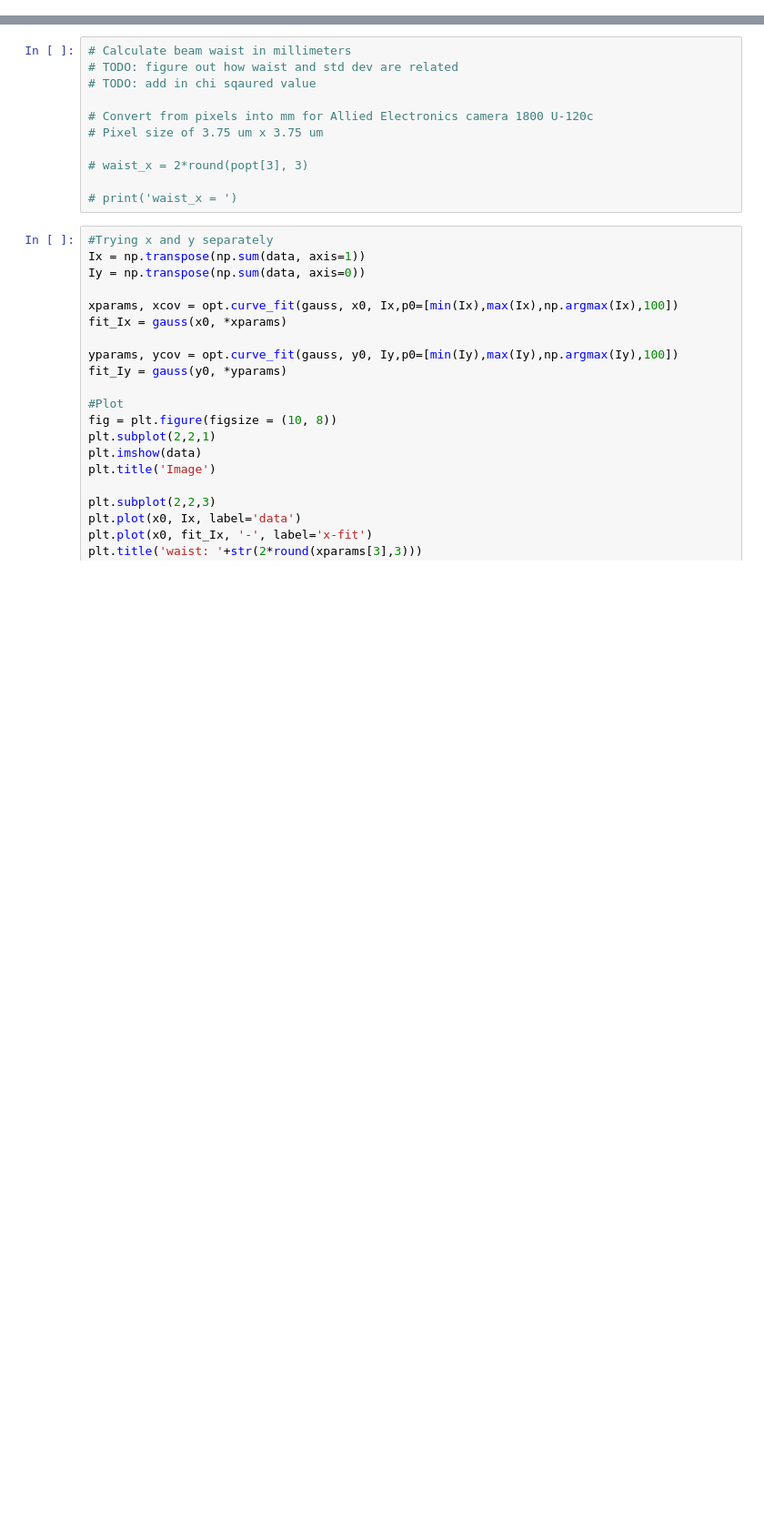
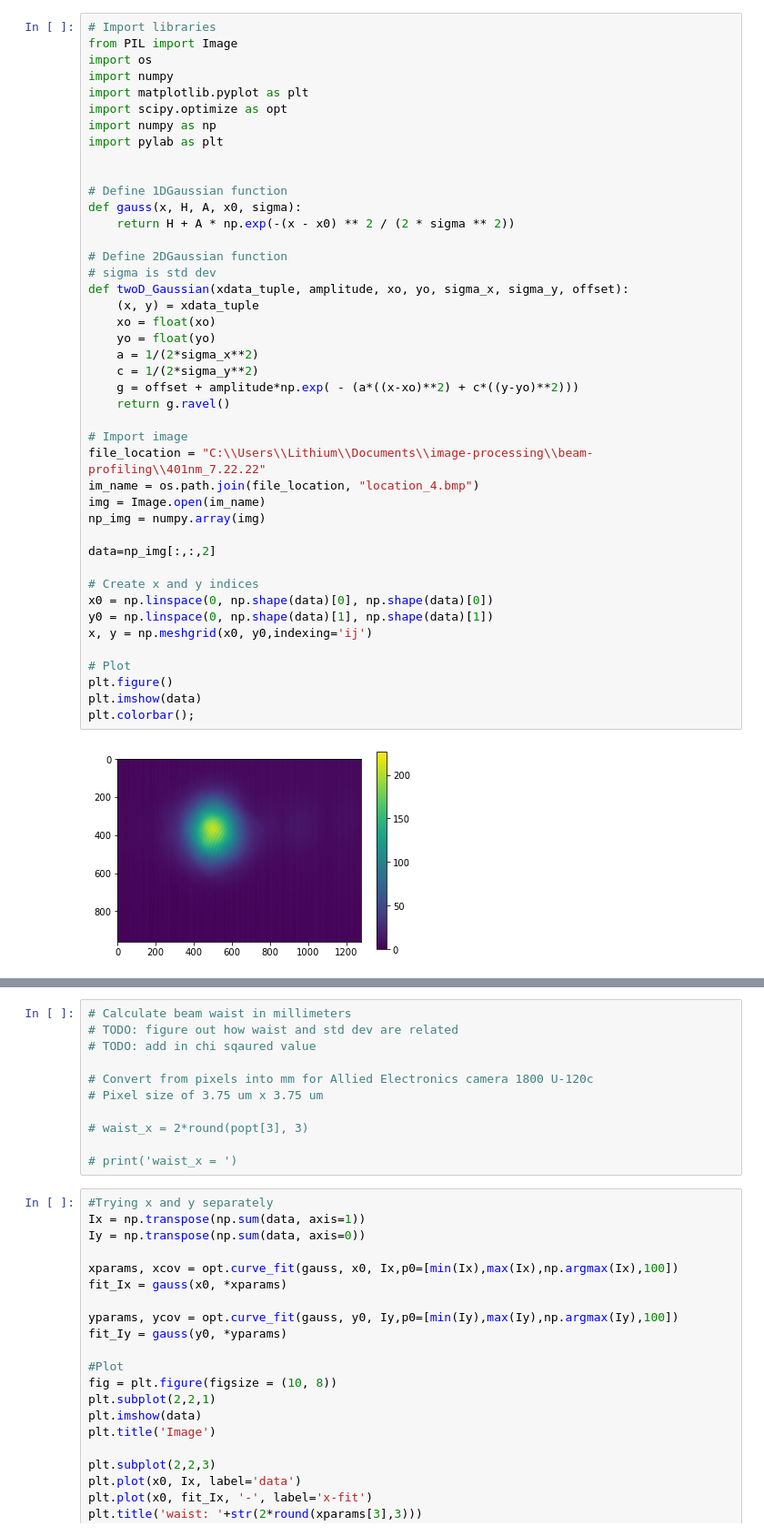
Before and after one commit to Fletcher-Labs/image-processing, a Jupyter notebook: beam-profiling/BeamFitter.ipynb, the cells around one changed output, grey strips where cells are left out. Shown at 91% size. Drawn from its saved outputs; the diff is of its cells as text; blank space fills up the shorter version.

```diff
--- a/beam-profiling/BeamFitter.ipynb
+++ b/beam-profiling/BeamFitter.ipynb
@@ -48,3 +3,48 @@ plt.colorbar();
+# %%
+# Import libraries
+from PIL import Image
+import os
+import numpy
+import matplotlib.pyplot as plt
+import scipy.optimize as opt
+import numpy as np
+import pylab as plt
+
+
+# Define 1DGaussian function
+def gauss(x, H, A, x0, sigma):
+    return H + A * np.exp(-(x - x0) ** 2 / (2 * sigma ** 2))
+
+# Define 2DGaussian function
+# sigma is std dev
+def twoD_Gaussian(xdata_tuple, amplitude, xo, yo, sigma_x, sigma_y, offset):
+    (x, y) = xdata_tuple
+    xo = float(xo)
+    yo = float(yo)
+    a = 1/(2*sigma_x**2)
+    c = 1/(2*sigma_y**2)
+    g = offset + amplitude*np.exp( - (a*((x-xo)**2) + c*((y-yo)**2)))
+    return g.ravel()
+
+# Import image
+file_location = "C:\\Users\\Lithium\\Documents\\image-processing\\beam-profiling\\401nm_7.22.22"
+im_name = os.path.join(file_location, "location_4.bmp")
+img = Image.open(im_name)
+np_img = numpy.array(img)
+
+data=np_img[:,:,2]
+
+# Create x and y indices
+x0 = np.linspace(0, np.shape(data)[0], np.shape(data)[0])
+y0 = np.linspace(0, np.shape(data)[1], np.shape(data)[1])
+x, y = np.meshgrid(x0, y0,indexing='ij')
+
+# Plot
+plt.figure()
+plt.imshow(data)
+plt.colorbar();
+# %% [output]
+[figure, added]
 # %%
 # 2D fit
 
```
Also changed, not shown: parts of 10 cells of this notebook, 7 other files.
